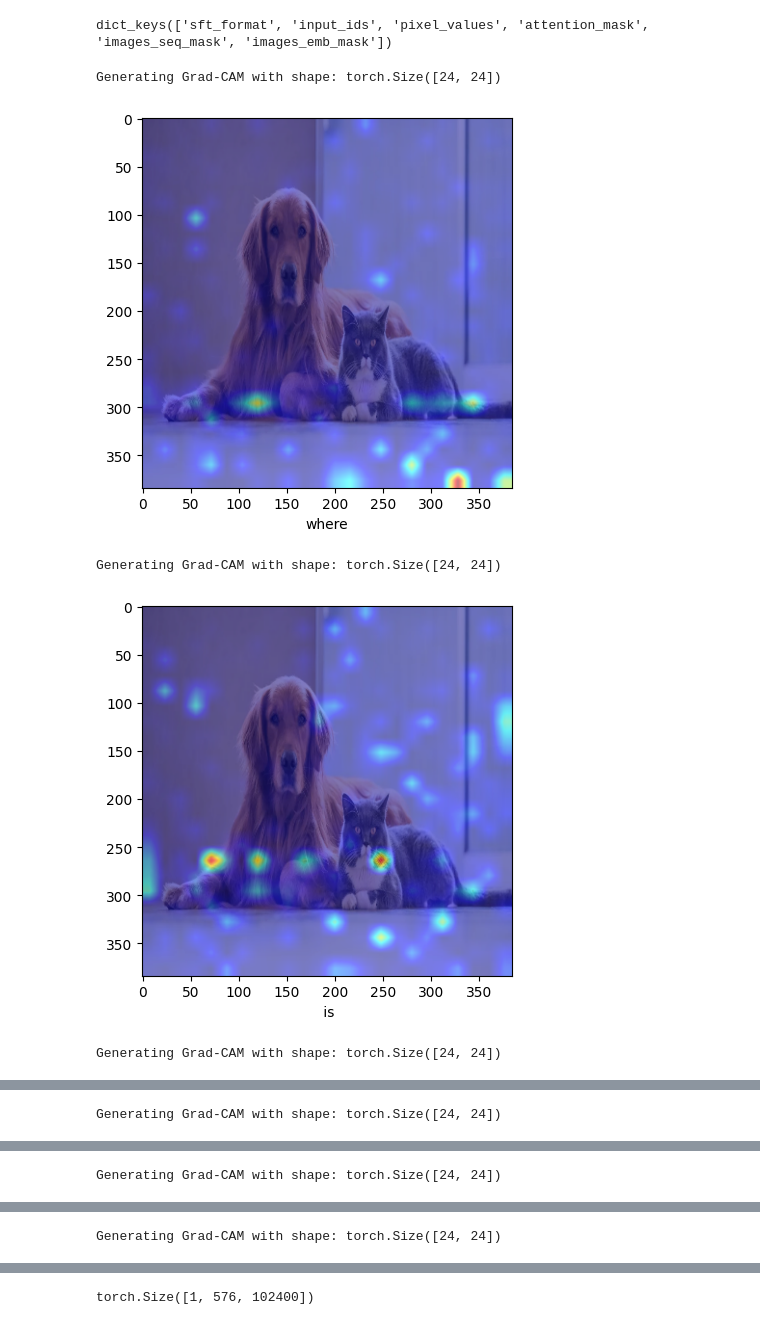
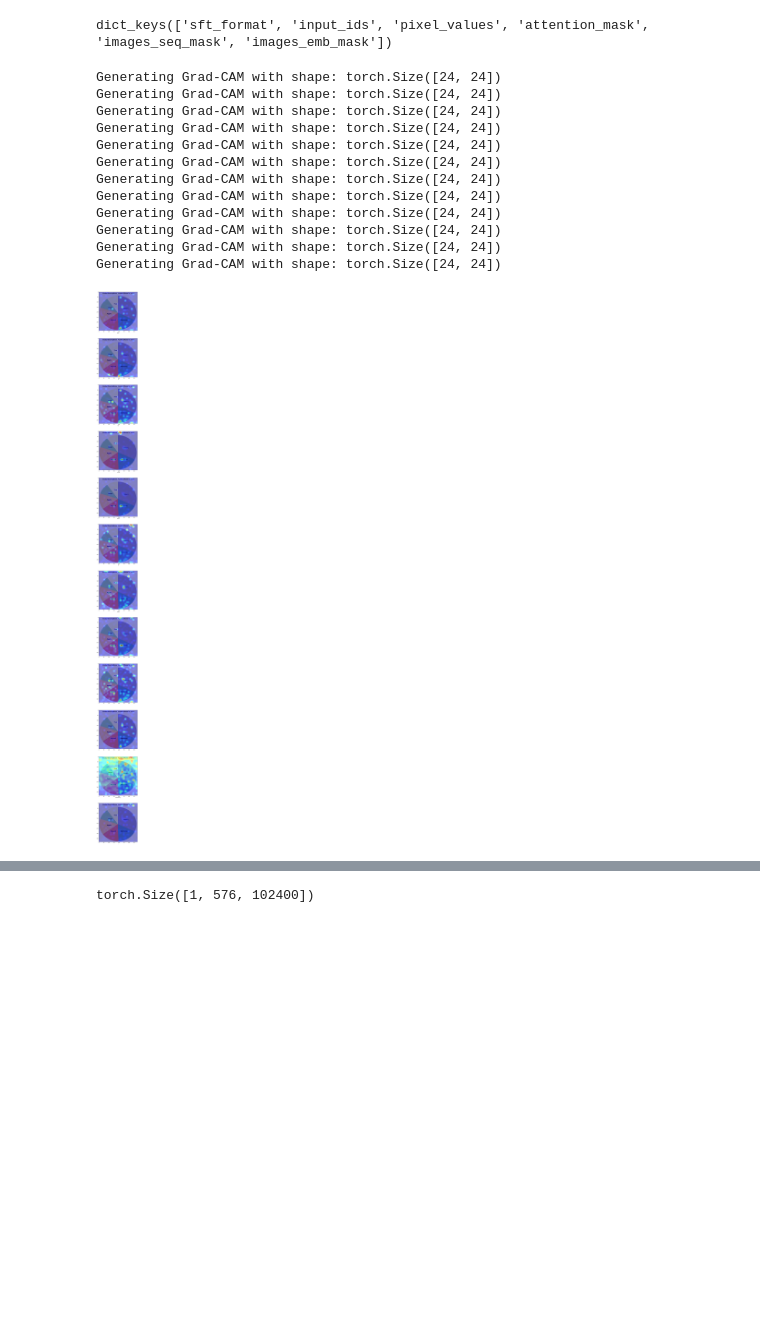
Before and after one commit to AustingDong/Janus, a Jupyter notebook: demo/demo.ipynb, the cells around one changed output, grey strips where cells are left out. Cells and saved outputs as stored; diff of their text form; code cells hidden in the pictures; blank space fills up the shorter version.

```diff
--- a/demo/demo.ipynb
+++ b/demo/demo.ipynb
@@ -227,9 +227,11 @@ class AttentionGuidedCAMJanus(AttentionGuidedCAM):
 
         # Backpropagate to get gradients
         # final = nn.Linear(102400, 1).to(dtype).cuda()
-        loss = outputs.logits.sum(dim=-1)
+        # loss = outputs.logits.sum(dim=-1)
+        loss = self.target_layers[-1].attention_map.sum()
+
         self.model.zero_grad()
-        loss[0].sum().backward()
+        loss.backward()
         # image_embeddings_pooled.backward(inputs_embeddings_pooled, retain_graph=True)
         # similarity = F.cosine_similarity(image_embeddings_mean, inputs_embeddings_mean, dim=-1)
         # similarity.backward()
@@ -342,8 +344,9 @@ def multimodal_understanding(image, question, seed, top_p, temperature, target):
     # Compute the attributions.
     # target_layers = [block.norm1 for block in vl_gpt.vision_model.vision_tower.blocks]
     all_layers = [layer.self_attn for layer in vl_gpt.language_model.model.layers]
-    layer_left = 9
-    target_layers = all_layers[layer_left: layer_left + 1]
+    layer_left = 9 # 9
+    layer_right = 10
+    target_layers = all_layers[layer_left: layer_right]
 
     # print("target_layers: ", target_layers[0].get_attn_gradients)
 
@@ -362,14 +365,14 @@ def multimodal_understanding(image, question, seed, top_p, temperature, target):
 # IMG_PATH = "../images/AreaChart.png"
 # question = "What is the coffee price in April 2019?"
 
-# IMG_PATH = "../images/PieChart.png"
-# question = "What is the market share of Xiaomi?"
+IMG_PATH = "../images/PieChart.png"
+question = "What is the market share of Apple?"
 
 # IMG_PATH = "../images/pie_chart.png"
 # question = ""
 
-IMG_PATH = "../images/cat_dog.png"
-question = "where is the dog? How about cat?"
+# IMG_PATH = "../images/cat_dog.png"
+# question = "where is the dog? How about cat?"
 
 
 # question = "Text including coffee"
@@ -416,19 +419,31 @@ prepare_inputs.keys()
 # %% [output]
 dict_keys(['sft_format', 'input_ids', 'pixel_values', 'attention_mask', 'images_seq_mask', 'images_emb_mask'])
 # %%
-for i in range(len(cam_tensor_lst)):
+num_imgs = len(cam_tensor_lst)
+fig, ax = plt.subplots(num_imgs, 1, figsize=(10, 10 * num_imgs))
+
+for i in range(num_imgs):
     cam_tensor = cam_tensor_lst[i]
     cam_grid = cam_tensor.reshape(24, 24)
 
     cam = generate_gradcam(cam_grid, image)
 
 
-    plt.imshow(cam)
-    plt.xlabel(input_ids_decoded[start + i])
-    plt.show(cam)
+    ax[i].imshow(cam)
+    ax[i].set_xlabel(input_ids_decoded[start + i])
+
+plt.show(cam)
 # %% [output]
 Generating Grad-CAM with shape: torch.Size([24, 24])
+Generating Grad-CAM with shape: torch.Size([24, 24])
+Generating Grad-CAM with shape: torch.Size([24, 24])
+Generating Grad-CAM with shape: torch.Size([24, 24])
+Generating Grad-CAM with shape: torch.Size([24, 24])
+Generating Grad-CAM with shape: torch.Size([24, 24])
+Generating Grad-CAM with shape: torch.Size([24, 24])
+Generating Grad-CAM with shape: torch.Size([24, 24])
+Generating Grad-CAM with shape: torch.Size([24, 24])
+Generating Grad-CAM with shape: torch.Size([24, 24])
+Generating Grad-CAM with shape: torch.Size([24, 24])
+Generating Grad-CAM with shape: torch.Size([24, 24])
-[figure, old version]
+[figure, new version]
-Generating Grad-CAM with shape: torch.Size([24, 24])
-[figure, removed]
-Generating Grad-CAM with shape: torch.Size([24, 24])
@@ -436 +449,0 @@ Generating Grad-CAM with shape: torch.Size([24, 24])
-Generating Grad-CAM with shape: torch.Size([24, 24])
@@ -438 +449,0 @@ Generating Grad-CAM with shape: torch.Size([24, 24])
-Generating Grad-CAM with shape: torch.Size([24, 24])
@@ -440 +449,0 @@ Generating Grad-CAM with shape: torch.Size([24, 24])
-Generating Grad-CAM with shape: torch.Size([24, 24])
```
Also changed, not shown: parts of 10 cells of this notebook, 4 other files.
